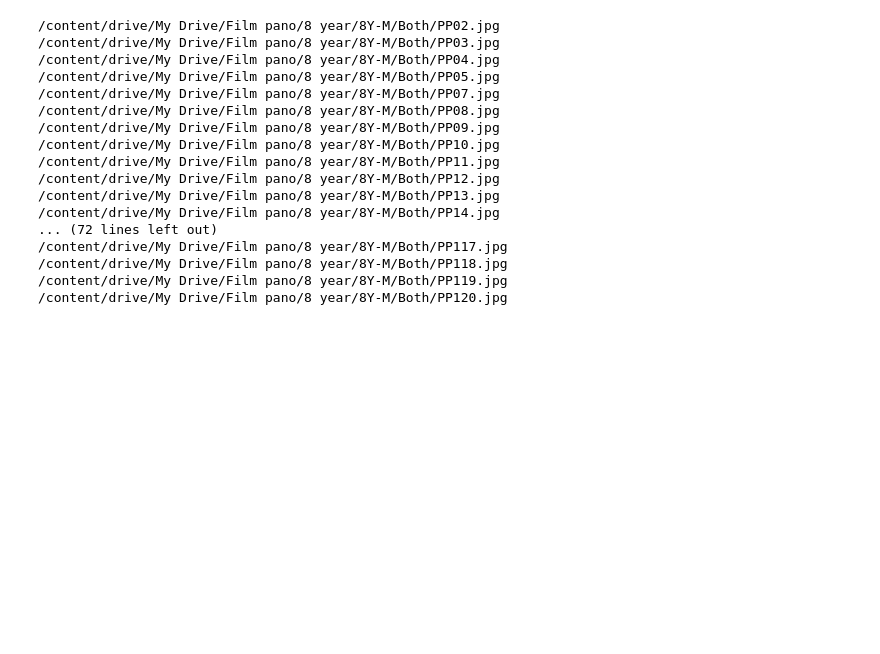
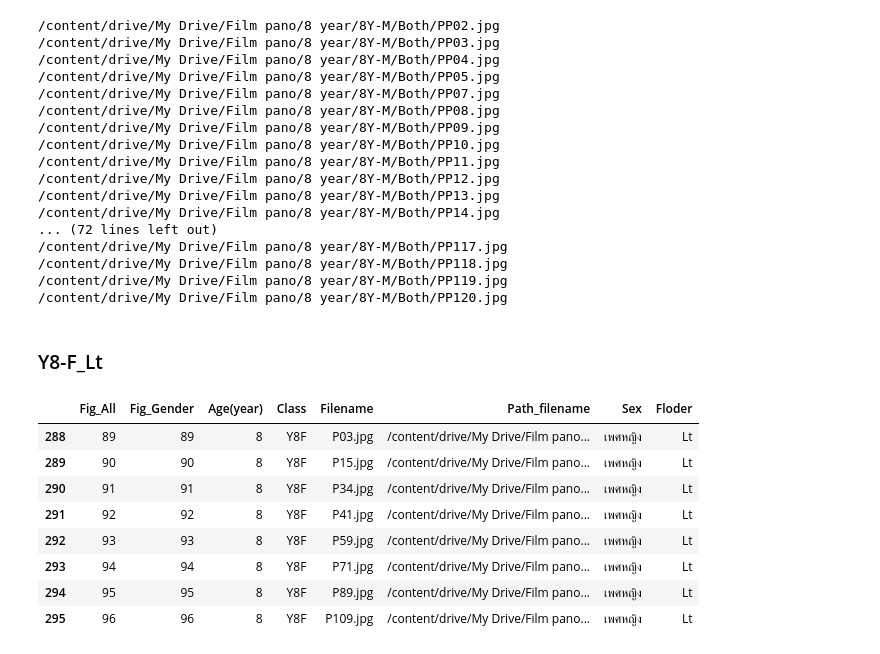
Before and after one commit to Wanita-8943/efficientnet_keras_transfer_learning, a Jupyter notebook: ตัดรูป.ipynb, the cells around one changed output. Saved outputs shown, nothing was run; the diff lists cells and outputs as text; code cells hidden in the pictures; blank space fills up the shorter version.

```diff
--- a/ตัดรูป.ipynb
+++ b/ตัดรูป.ipynb
@@ -558,3 +558,18 @@ for i in path:
 /content/drive/My Drive/Film pano/8 year/8Y-M/Both/PP118.jpg
 /content/drive/My Drive/Film pano/8 year/8Y-M/Both/PP119.jpg
 /content/drive/My Drive/Film pano/8 year/8Y-M/Both/PP120.jpg
+# %% [markdown]
+### Y8-F_Lt
+# %%
+Y8F_2= df[(df['Class'] == 'Y8F')&(df['Floder']=='Lt')]#หญิง
+Y8F_2
+# %% [output]
+|  | Fig_All | Fig_Gender | Age(year) | Class | Filename | Path_filename | Sex | Floder |
+| 288 | 89 | 89 | 8 | Y8F | P03.jpg | /content/drive/My Drive/Film pano... | เพศหญิง | Lt |
+| 289 | 90 | 90 | 8 | Y8F | P15.jpg | /content/drive/My Drive/Film pano... | เพศหญิง | Lt |
+| 290 | 91 | 91 | 8 | Y8F | P34.jpg | /content/drive/My Drive/Film pano... | เพศหญิง | Lt |
+| 291 | 92 | 92 | 8 | Y8F | P41.jpg | /content/drive/My Drive/Film pano... | เพศหญิง | Lt |
+| 292 | 93 | 93 | 8 | Y8F | P59.jpg | /content/drive/My Drive/Film pano... | เพศหญิง | Lt |
+| 293 | 94 | 94 | 8 | Y8F | P71.jpg | /content/drive/My Drive/Film pano... | เพศหญิง | Lt |
+| 294 | 95 | 95 | 8 | Y8F | P89.jpg | /content/drive/My Drive/Film pano... | เพศหญิง | Lt |
+| 295 | 96 | 96 | 8 | Y8F | P109.jpg | /content/drive/My Drive/Film pano... | เพศหญิง | Lt |
```
Also changed, not shown: parts of 10 cells of this notebook.
